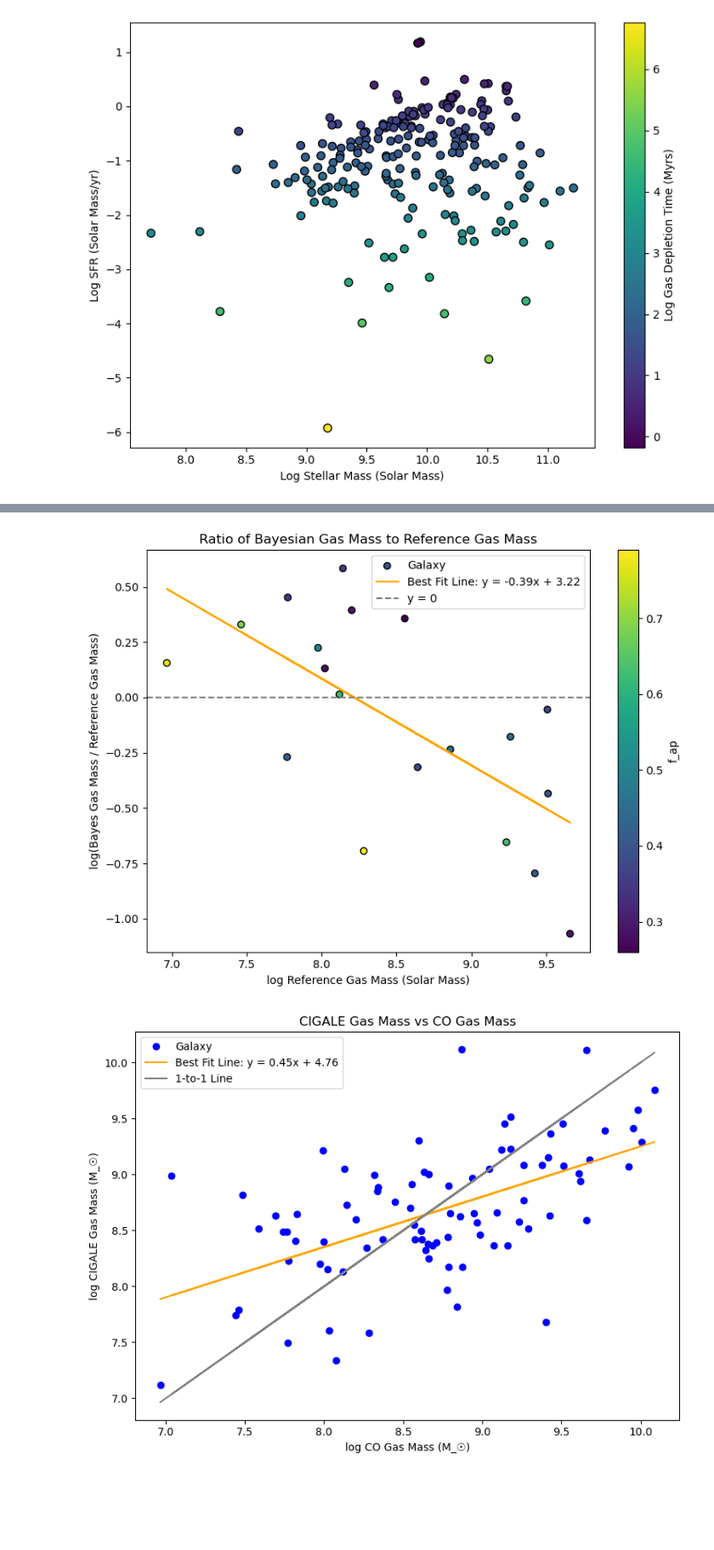
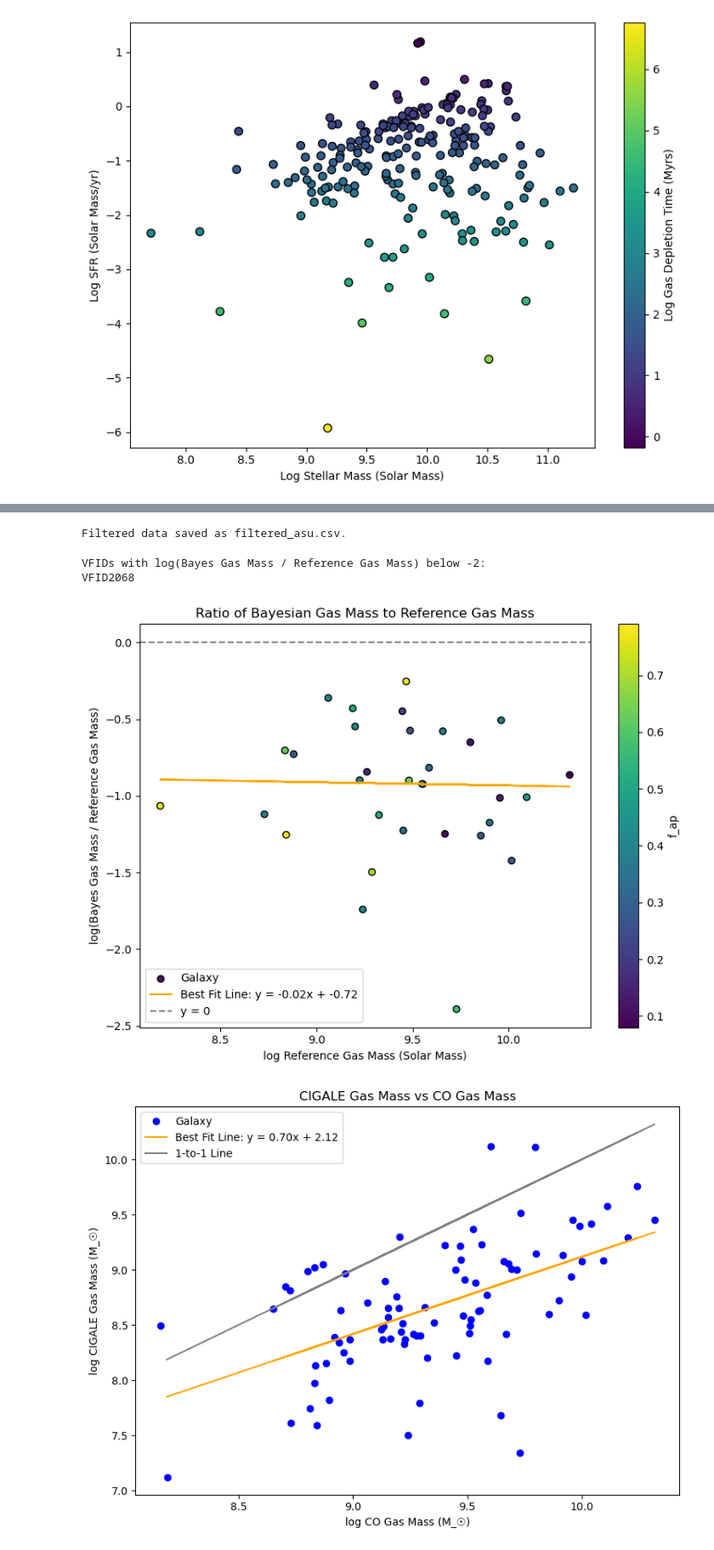
Before and after one commit to Colouss/cigale_analysis, a Jupyter notebook: gas mass extraction.ipynb, the cells around one changed output, grey strips where cells are left out. Shown at 85% size. Cells and saved outputs as stored; diff of their text form; code cells hidden in the pictures; blank space fills up the shorter version.

```diff
--- a/gas mass extraction.ipynb
+++ b/gas mass extraction.ipynb
@@ -819,9 +795,57 @@ plt.show()
+# %%
+# Input file paths
+csv_file1 = "filtered_f_ap.csv"  # File with Galaxy, CO, and log(MH2)
+csv_file2 = "Photometrytesting2.csv"  # File with VF_IDs
+
+# Load CSV files
+csv_df1 = pd.read_csv(csv_file1)
+csv_df2 = pd.read_csv(csv_file2)
+
+# Ensure 'Galaxy' and 'GALAXY' columns are in a consistent format
+csv_df1['Galaxy'] = csv_df1['Galaxy'].astype(str).str.strip()
+csv_df2['GALAXY'] = csv_df2['GALAXY'].astype(str).str.strip()
+
+# Format VF_ID properly
+csv_df2['VFID'] = csv_df2['VF_ID'].apply(lambda x: f"VFID{int(x):04d}" if pd.notna(x) else None)
+
+# Create a list to store matched rows
+matched_rows = []
+
+# Loop through each row in csv_df2 to find matching galaxies
+for index, row in csv_df2.iterrows():
+    galaxy = row['GALAXY']
+    vfid = row['VFID']
+
+    # Find rows in csv_df1 matching the galaxy name
+    galaxy_matches = csv_df1[csv_df1['Galaxy'] == galaxy]
+
+    if not galaxy_matches.empty:
+        # Prioritize rows where CO == "1-->0"
+        co_rows = galaxy_matches[galaxy_matches['CO'] == "1-->0"]
+
+        # Select the appropriate row (prefer "1-->0" match, otherwise take any match)
+        selected_row = co_rows.iloc[0] if not co_rows.empty else galaxy_matches.iloc[0]
+
+        # Extract log(MH2) from csv_df1
+        log_mh2 = selected_row['log(MH2)'] if 'log(MH2)' in selected_row else None
+
+        # Append selected row as a dictionary (to ensure correct merging)
+        selected_dict = selected_row.to_dict()
+        selected_dict['VFID'] = vfid  # Add VFID column
+        selected_dict['log(MH2)'] = log_mh2  # Ensure log(MH2) is included
+        matched_rows.append(selected_dict)
+
+# Convert list of matched rows into a DataFrame
+filtered_csv_df = pd.DataFrame(matched_rows)
+
+# Save the filtered data
+output_csv_file = "filtered_asu.csv"
+filtered_csv_df.to_csv(output_csv_file, index=False)
+
+print(f"Filtered data saved as {output_csv_file}.")
+# %% [output]
+Filtered data saved as filtered_asu.csv.
 # %%
-import pandas as pd
-import numpy as np
-import matplotlib.pyplot as plt
-from scipy.stats import linregress
-
 # Input CSV files
 first_csv_file = 'reference_gas_mass.csv'  # Path to the first CSV file
 second_csv_file = 'testoutput.csv'  # Path to the second CSV file
@@ -836,14 +860,14 @@ filtered_asu_df = pd.read_csv(third_csv_file)
 merged_df = pd.merge(df1, df2, left_on='VFID', right_on='id')
 
 # Extract necessary columns for calculations
-Mgas = merged_df['MH2']  # Reference gas mass
+Mgas = merged_df['Mgas']  # Reference gas mass
 bayes_gas_mass = merged_df['log(bayes.gas.mass)']  # Bayesian gas mass in log space
 
 # Filter out invalid entries
 valid_mask = (Mgas > 0) & (~np.isnan(Mgas)) & (~np.isnan(bayes_gas_mass))
 
 # Calculate log(Bayes Gas Mass / Reference Gas Mass)
-log_reference_gas_mass = (Mgas[valid_mask])
+log_reference_gas_mass = Mgas[valid_mask]
 log_mass_ratio = bayes_gas_mass[valid_mask] - log_reference_gas_mass
 
 # Merge with the third CSV file to filter based on VFID
@@ -854,6 +878,16 @@ merged_filtered_df = merged_df[merged_df['VFID'].isin(filtered_vfids)]
 filtered_log_reference_gas_mass = log_reference_gas_mass[merged_df['VFID'].isin(filtered_vfids)]
 filtered_log_mass_ratio = log_mass_ratio[merged_df['VFID'].isin(filtered_vfids)]
 filtered_fap_values = filtered_asu_df.loc[filtered_asu_df['VFID'].isin(filtered_vfids), 'fap']  # Assuming 'fap' column exists
+
+# Identify points where log_mass_ratio < -2 and print their VFIDs
+outlier_mask = filtered_log_mass_ratio < -2
+outlier_vfids = merged_filtered_df.loc[outlier_mask, 'VFID']
+
+if not outlier_vfids.empty:
+    print("VFIDs with log(Bayes Gas Mass / Reference Gas Mass) below -2:")
+    print(outlier_vfids.to_string(index=False))
+else:
+    print("No VFIDs found with log_mass_ratio below -2.")
 
 # Perform linear regression
 slope, intercept, _, _, _ = linregress(filtered_log_reference_gas_mass, filtered_log_mass_ratio)
@@ -890,7 +924,9 @@ plt.tight_layout()
 plt.savefig('bayes_mass_ratio_vs_reference_mass_filtered.png', dpi=300, bbox_inches='tight')
 plt.show()
 # %% [output]
+VFIDs with log(Bayes Gas Mass / Reference Gas Mass) below -2:
+VFID2068
-[figure, old version]
+[figure, new version]
 # %%
 # Load CSV files
 first_csv_file = 'reference_gas_mass.csv'  # Replace with the actual path
@@ -902,36 +938,36 @@ df2 = pd.read_csv(second_csv_file)
 merged_df = pd.merge(df1, df2, left_on='VFID', right_on='id')
 
 # Extract necessary columns for plotting
-Mgas = merged_df['MH2']  # Reference gas mass
+Mgas = merged_df['Mgas']  # Reference gas mass
 bayes_gas_mass = merged_df['log(bayes.gas.mass)']  # Bayesian gas mass in log space
 
 # Filter out non-zero and non-NaN values for best fit calculations
 valid_mask = (Mgas > 0) & (bayes_gas_mass > 0) & (~np.isnan(Mgas)) & (~np.isnan(bayes_gas_mass))
 
 # Perform linear regression for the Bayesian gas mass
 slope_bayes, intercept_bayes, _, _, _ = linregress(Mgas[valid_mask], bayes_gas_mass[valid_mask])
 
 # Plotting
 plt.figure(figsize=(8, 6))
 
 # Scatter plot of Mgas vs bayes_gas_mass
 plt.plot(Mgas, bayes_gas_mass, 'o', color='blue', label='Galaxy')
 
 # Plot best fit line
 plt.plot(Mgas, slope_bayes * Mgas + intercept_bayes, color='orange', linestyle='-', label=f'Best Fit Line: y = {slope_bayes:.2f}x + {intercept_bayes:.2f}')
 
 # Plot 1-to-1 line
 plt.plot(Mgas, Mgas, color='gray', linestyle='-', label='1-to-1 Line')
 
 # Label axes and add title
 plt.xlabel('log CO Gas Mass (M_☉)')
 plt.ylabel('log CIGALE Gas Mass (M_☉)')
 plt.title('CIGALE Gas Mass vs CO Gas Mass')
 plt.legend()
 
 # Adjust layout, save, and display
 plt.tight_layout()
 plt.savefig('bayes_gas_mass_plot.png', dpi=300, bbox_inches='tight')
 plt.show()
 # %% [output]
-[figure, old version]
+[figure, new version]
```
Also changed, not shown: parts of 9 cells of this notebook.
